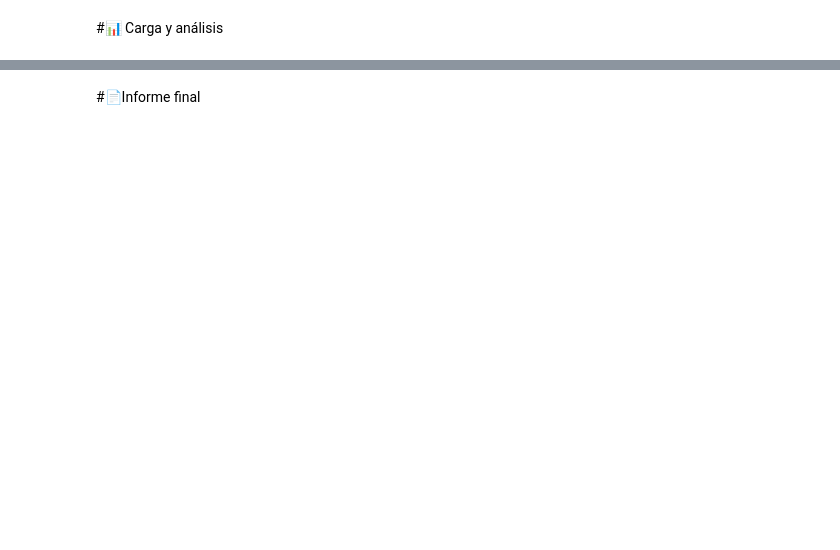
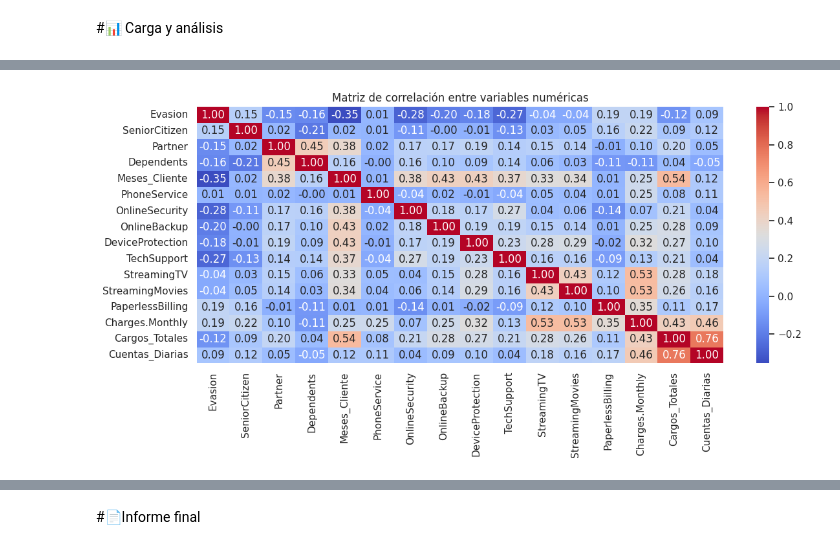
Before and after one commit to jose-luis-dev/Alura-Store, a Jupyter notebook: TelecomX_LATAM.ipynb, the cells around one changed output, grey strips where cells are left out. Drawn from its saved outputs; the diff is of its cells as text; code cells hidden in the pictures; blank space fills up the shorter version.

```diff
--- a/TelecomX_LATAM.ipynb
+++ b/TelecomX_LATAM.ipynb
@@ -6,0 +289,24 @@
+# %%
+# Se realiza el reemplazo de las variables Yes/ No  a 1/0 para futuros análisis cuantitativos o de modelado.
+bin_cols = ['Partner', 'Dependents', 'PhoneService', 'PaperlessBilling',
+            'OnlineSecurity', 'OnlineBackup', 'DeviceProtection',
+            'TechSupport', 'StreamingTV', 'StreamingMovies', 'Churn']
+
+for col in bin_cols:
+    data[col] = data[col].map({'Yes': 1, 'No': 0})
+# %%
+data.rename(columns={
+    'tenure': 'Meses_Cliente',
+    'MonthlyCharges': 'Cargos_Mensuales',
+    'Charges.Total': 'Cargos_Totales',
+    'Contract': 'Tipo_Contrato',
+    'PaymentMethod': 'Metodo_Pago',
+    'Churn': 'Evasion',
+    'gender': 'Genero'
+}, inplace=True)
+# %%
+data['Tipo_Contrato'].replace({
+    'Month-to-month': 'Mes a mes',
+    'One year': 'Un año',
+    'Two year': 'Dos años'
+}, inplace=True)
@@ -8,0 +638,11 @@
+# %%
+import numpy as np
+
+plt.figure(figsize=(12,6))
+corr = data.corr(numeric_only=True)
+sns.heatmap(corr, annot=True, cmap='coolwarm', fmt=".2f")
+plt.title('Matriz de correlación entre variables numéricas')
+plt.tight_layout()
+plt.show()
+# %% [output]
+[figure, added]
```
Also changed, not shown: parts of 43 cells of this notebook.
